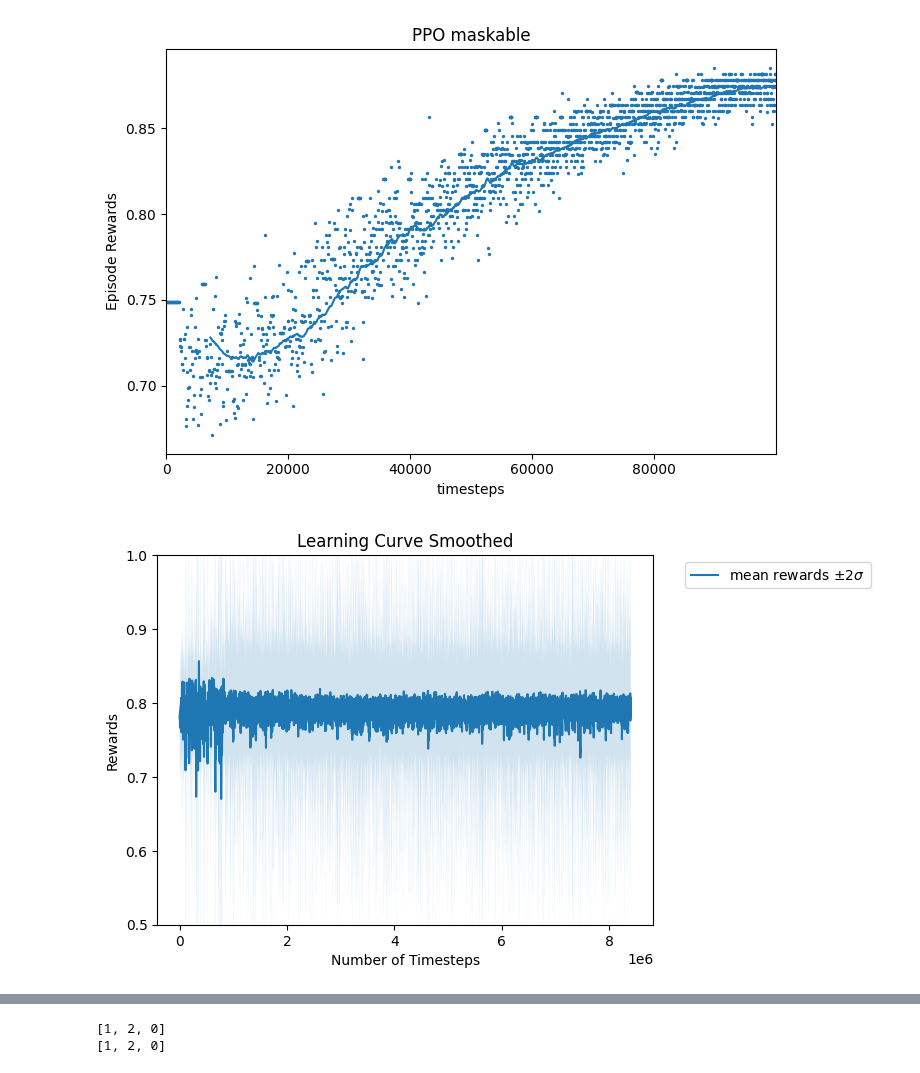
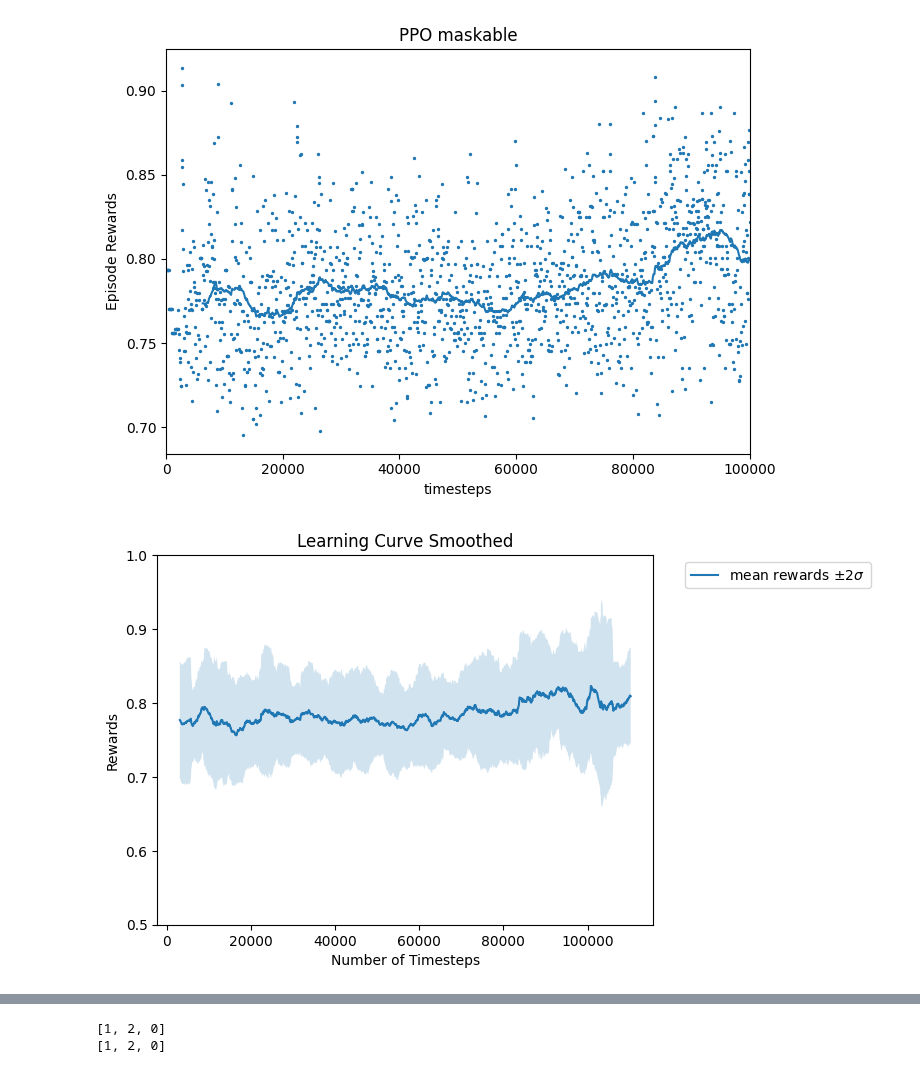
Before and after one commit to Farid-Najar/TransportersDilemma, a Jupyter notebook: RL/results.ipynb, the cells around one changed output, grey strips where cells are left out. Cells and saved outputs as stored; diff of their text form; code cells hidden in the pictures.

```diff
--- a/RL/results.ipynb
+++ b/RL/results.ipynb
@@ -54,16 +54,16 @@ def plot_results(log_folder,
 
     # plt.show()
 # %%
-log_dir = f'ppo_mask/rewardMode(normalized_terminal)_obsMode(distance_matrix)_steps(100000)_instanceID0/'
+log_dir = f'ppo_mask/rewardMode(normalized_terminal)_obsMode(elimination_gain)_steps(100000)'
 # log_dir = f'./'
 # Helper from the library
 results_plotter.plot_results(
     [log_dir], 1e5, results_plotter.X_TIMESTEPS, "PPO maskable", (7, 5)
 )
 # %% [output]
-[figure, old version]
+[figure, new version]
 # %%
-plot_results('./')
+plot_results(log_dir)
 # %% [output]
-[figure, old version]
+[figure, new version]
 # %%
```
Also changed, not shown: parts of 1 cell of this notebook, 18 other files.
